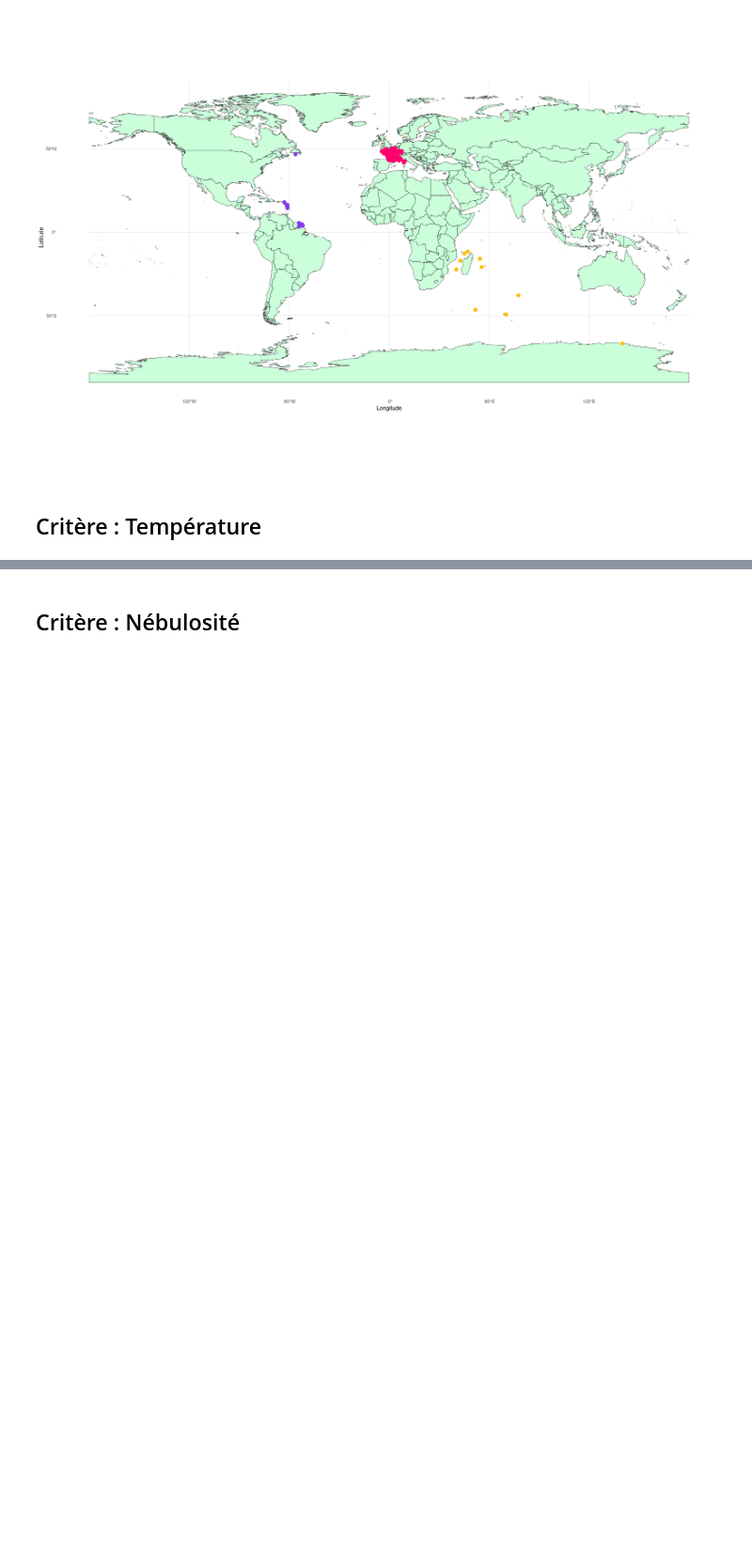
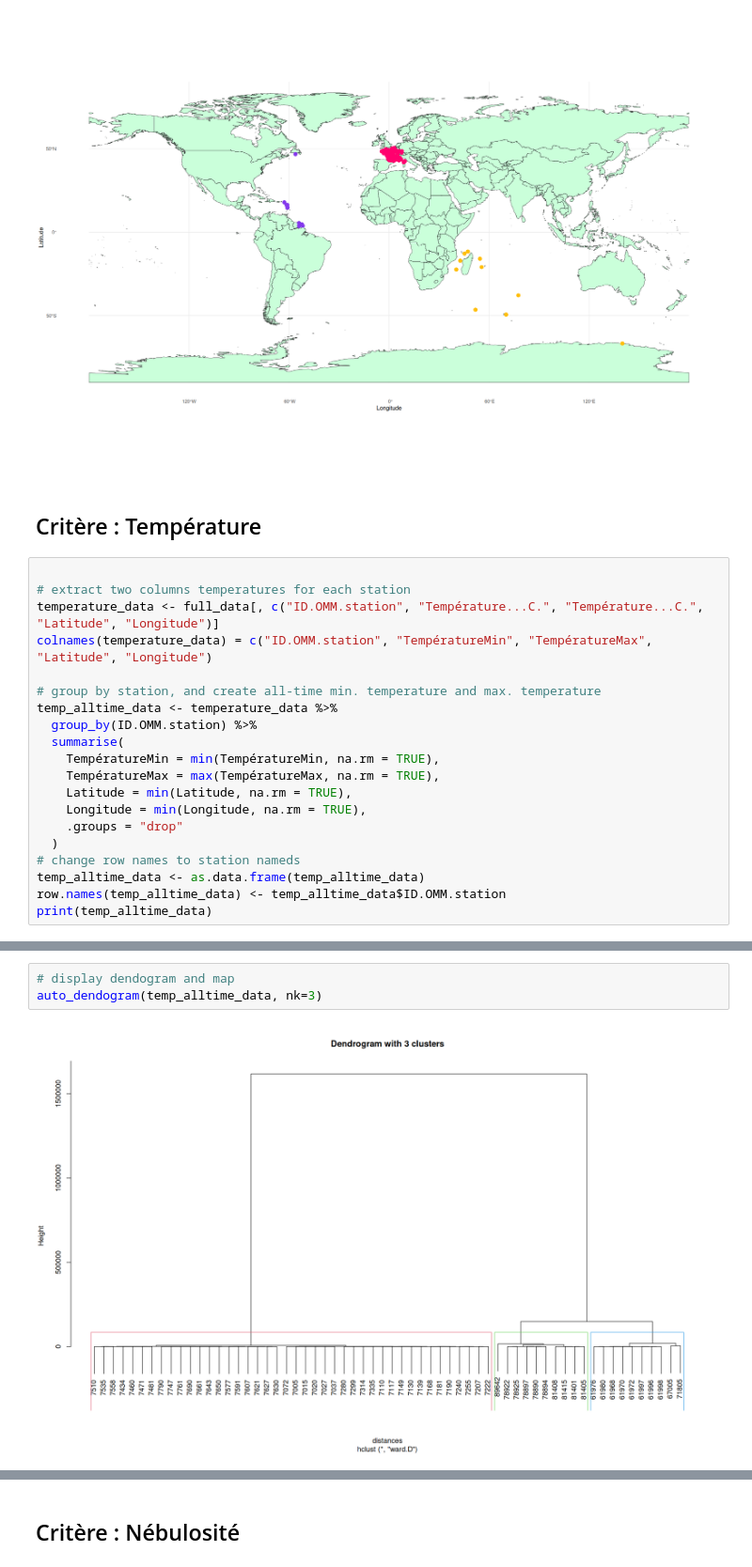
Before and after one commit to thomasdepic/SDD-BE-meteo, a Jupyter notebook: questions/6_clustering.ipynb, the cells around one changed output, grey strips where cells are left out. Shown at 94% size. Saved outputs shown, nothing was run; the diff lists cells and outputs as text; blank space fills up the shorter version.

```diff
--- a/questions/6_clustering.ipynb
+++ b/questions/6_clustering.ipynb
@@ -105,3 +87,23 @@ auto_dendogram(geo_data, nk=3)
 [figure]
 # %% [markdown]
 ## Critère : Température
+# %%
+
+# extract two columns temperatures for each station
+temperature_data <- full_data[, c("ID.OMM.station", "Température...C.", "Température...C.", "Latitude", "Longitude")]
+colnames(temperature_data) = c("ID.OMM.station", "TempératureMin", "TempératureMax", "Latitude", "Longitude")
+
+# group by station, and create all-time min. temperature and max. temperature
+temp_alltime_data <- temperature_data %>%
+  group_by(ID.OMM.station) %>%
+  summarise(
+    TempératureMin = min(TempératureMin, na.rm = TRUE),
+    TempératureMax = max(TempératureMax, na.rm = TRUE),
+    Latitude = min(Latitude, na.rm = TRUE),
+    Longitude = min(Longitude, na.rm = TRUE),
+    .groups = "drop"
+  )
+# change row names to station nameds
+temp_alltime_data <- as.data.frame(temp_alltime_data)
+row.names(temp_alltime_data) <- temp_alltime_data$ID.OMM.station
+print(temp_alltime_data)
@@ -107,0 +155,5 @@ auto_dendogram(geo_data, nk=3)
+# %%
+# display dendogram and map
+auto_dendogram(temp_alltime_data, nk=3)
+# %% [output]
+[figure, added]
```
Also changed, not shown: parts of 8 cells of this notebook.
